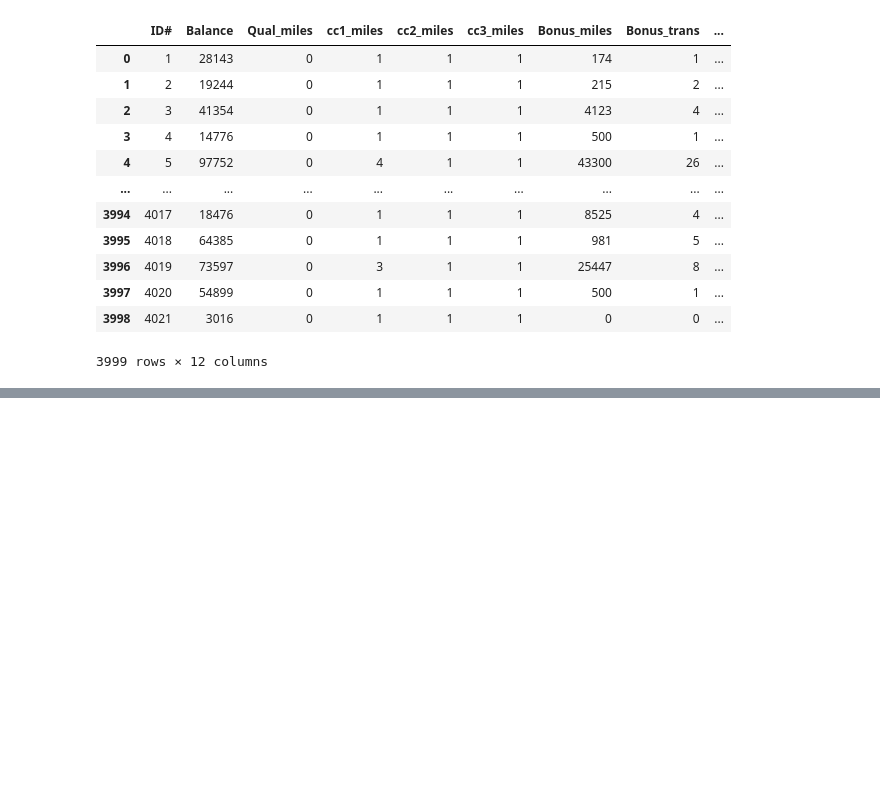
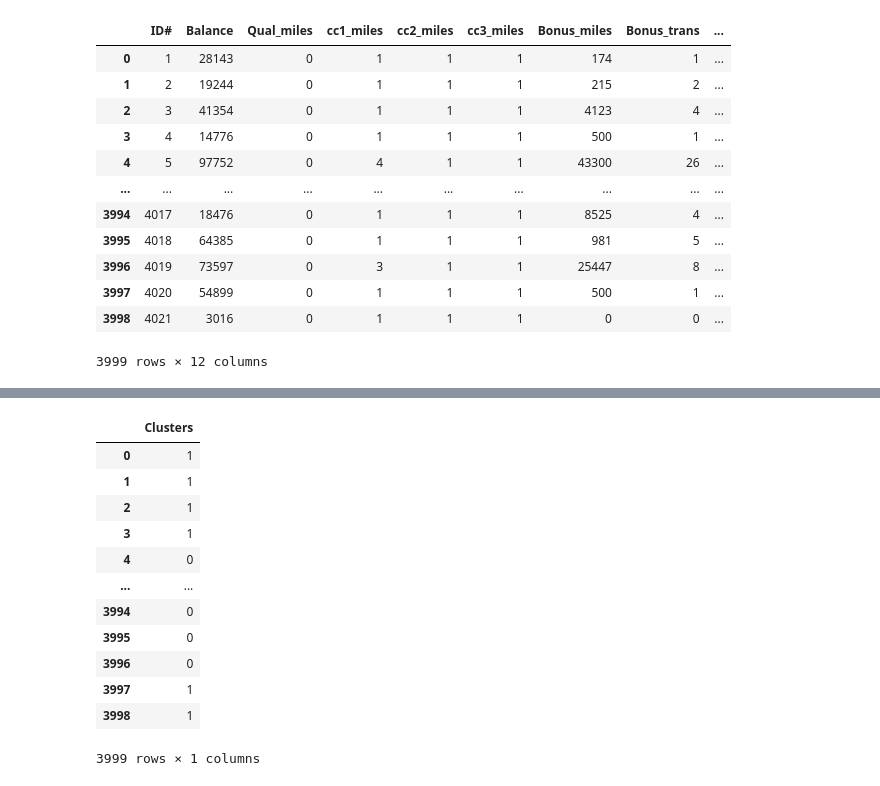
Before and after one commit to Sinudeshmukh/Data-Science, a Jupyter notebook: HierarchicalClusteringAssgn.ipynb, the cells around one changed output, grey strips where cells are left out. Drawn from its saved outputs; the diff is of its cells as text; code cells hidden in the pictures; blank space fills up the shorter version.

```diff
--- a/HierarchicalClusteringAssgn.ipynb
+++ b/HierarchicalClusteringAssgn.ipynb
@@ -54,0 +70,16 @@ KeyboardInterrupt: ignored
+# %%
+Clusters
+# %% [output]
+|  | Clusters |
+| 0 | 1 |
+| 1 | 1 |
+| 2 | 1 |
+| 3 | 1 |
+| 4 | 0 |
+| ... | ... |
+| 3994 | 0 |
+| 3995 | 0 |
+| 3996 | 0 |
+| 3997 | 1 |
+| 3998 | 1 |
+3999 rows × 1 columns
```
Also changed, not shown: parts of 11 cells of this notebook.
